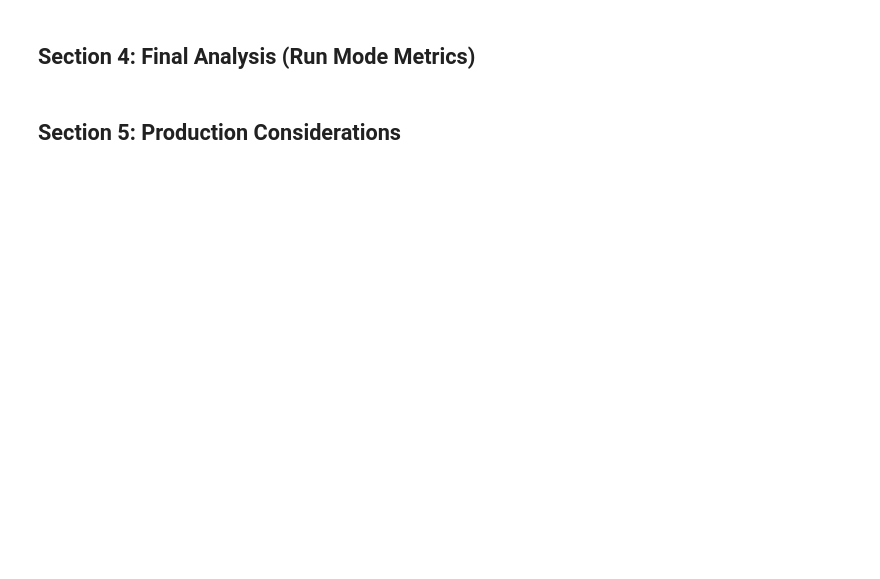
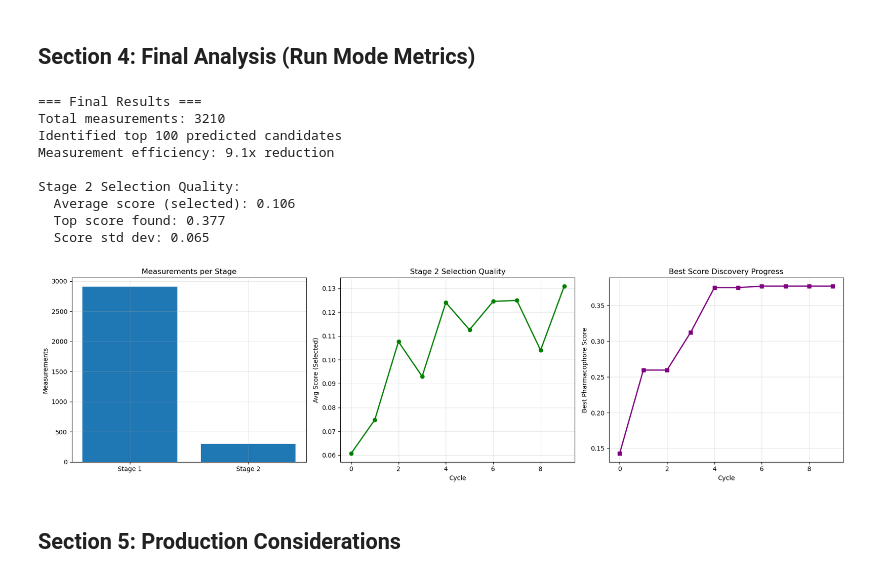
Before and after one commit to drugm8/LearnM8, a Jupyter notebook: examples/notebooks/04_production_screening.ipynb, the cells around one changed output. Drawn from its saved outputs; the diff is of its cells as text; code cells hidden in the pictures; blank space fills up the shorter version.

```diff
--- a/examples/notebooks/04_production_screening.ipynb
+++ b/examples/notebooks/04_production_screening.ipynb
@@ -63,11 +74,12 @@ stage1_results = run_active_learning(
     target_col='similarity',
     learner='rf',
     featurizer_type='morgan',
-    n_cycles=3,
-    batch_fraction=0.003,  # 0.3% per cycle
+    n_cycles=10,
+    batch_fraction=0.01,  # 1% per cycle
     cache_dir=cache_dir,
-    score_direction='higher'  # Higher similarity is better
+    score_direction='higher',  # Higher similarity is better
+	output_dir='results/stage1_results'
 )
 
 print(f"✓ Stage 1 complete")
-print(f"  Measurements: {len(stage1_results['measured_ids'])}")
+print(f"  Measurements: {len(stage1_results['labeled_data'])}")
@@ -128,13 +153,14 @@ print(f"  Top score: {stage2_results['compounds_df'].filter(pl.col('measured'))[
 # Identify top candidates based on predictions
 print("\n=== Final Results ===")
 
-final_predictions = stage2_results['final_predictions'].sort('prediction', descending=True)
+# Stage 2 had 5 cycles, so we use 'prediction_cycle_5'
+final_predictions = stage2_results['compounds_df'].sort('prediction_cycle_5', descending=True)
 top_100_candidates = final_predictions.head(100)
 
 # Calculate measurement efficiency
 total_measurements = (
-    len(stage1_results['measured_ids']) +
-    len(stage2_results['measured_ids'])
+    len(stage1_results['labeled_data']) +
+    len(stage2_results['labeled_data'])
 )
 
 print(f"Total measurements: {total_measurements}")
@@ -142,7 +168,7 @@ print(f"Identified top 100 predicted candidates")
 print(f"Measurement efficiency: {len(large_library) / total_measurements:.1f}x reduction")
 
 # RUN MODE: Report selection quality (not enrichment)
-stage2_measured = stage2_results['compounds_df'].filter(pl.col('measured'))
+stage2_measured = stage2_results['labeled_data']
 print(f"\nStage 2 Selection Quality:")
 print(f"  Average score (selected): {stage2_measured['pharmacophore_score'].mean():.3f}")
 print(f"  Top score found: {stage2_measured['pharmacophore_score'].max():.3f}")
@@ -155,42 +181,53 @@ fig, axes = plt.subplots(1, 3, figsize=(18, 5))
 stage_data = pd.DataFrame({
     'Stage': ['Stage 1', 'Stage 2'],
     'Measurements': [
-        len(stage1_results['measured_ids']),
-        len(stage2_results['measured_ids'])
+        len(stage1_results['labeled_data']),
+        len(stage2_results['labeled_data'])
     ],
     'Compounds': [len(large_library), len(pruned_pool)]
 })
 
 axes[0].bar(stage_data['Stage'], stage_data['Measurements'])
 axes[0].set_ylabel('Measurements')
 axes[0].set_title('Measurements per Stage')
 axes[0].grid(True, alpha=0.3)
 
 # Selection quality over time (RUN MODE)
 stage2_metrics = pd.DataFrame(stage2_results['cycle_metrics'])
 axes[1].plot(stage2_metrics['cycle'], stage2_metrics['avg_score_selected'],
              marker='o', linewidth=2, color='green')
 axes[1].set_xlabel('Cycle')
 axes[1].set_ylabel('Avg Score (Selected)')
 axes[1].set_title('Stage 2 Selection Quality')
 axes[1].grid(True, alpha=0.3)
 
 # Best score discovery progress
-stage2_measured = stage2_results['compounds_df'].filter(pl.col('measured'))
+stage2_measured = stage2_results['labeled_data']
 stage2_best_scores = []
 for cycle_num in range(len(stage2_metrics)):
-    cycle_measured = stage2_measured.filter(pl.col('cycle_measured') <= cycle_num)
+    cycle_measured = stage2_measured.filter(pl.col('labeled_cycle') <= cycle_num)
     stage2_best_scores.append(cycle_measured['pharmacophore_score'].max())
 
 axes[2].plot(stage2_metrics['cycle'], stage2_best_scores,
              marker='s', linewidth=2, color='purple')
 axes[2].set_xlabel('Cycle')
 axes[2].set_ylabel('Best Pharmacophore Score')
 axes[2].set_title('Best Score Discovery Progress')
 axes[2].grid(True, alpha=0.3)
 
 plt.tight_layout()
 plt.show()
+# %% [output]
+=== Final Results ===
+Total measurements: 3210
+Identified top 100 predicted candidates
+Measurement efficiency: 9.1x reduction
+
+Stage 2 Selection Quality:
+  Average score (selected): 0.106
+  Top score found: 0.377
+  Score std dev: 0.065
+[figure, added]
 # %% [markdown]
 ## Section 5: Production Considerations
 # %%
```
Also changed, not shown: parts of 4 cells of this notebook, 3 other files.
